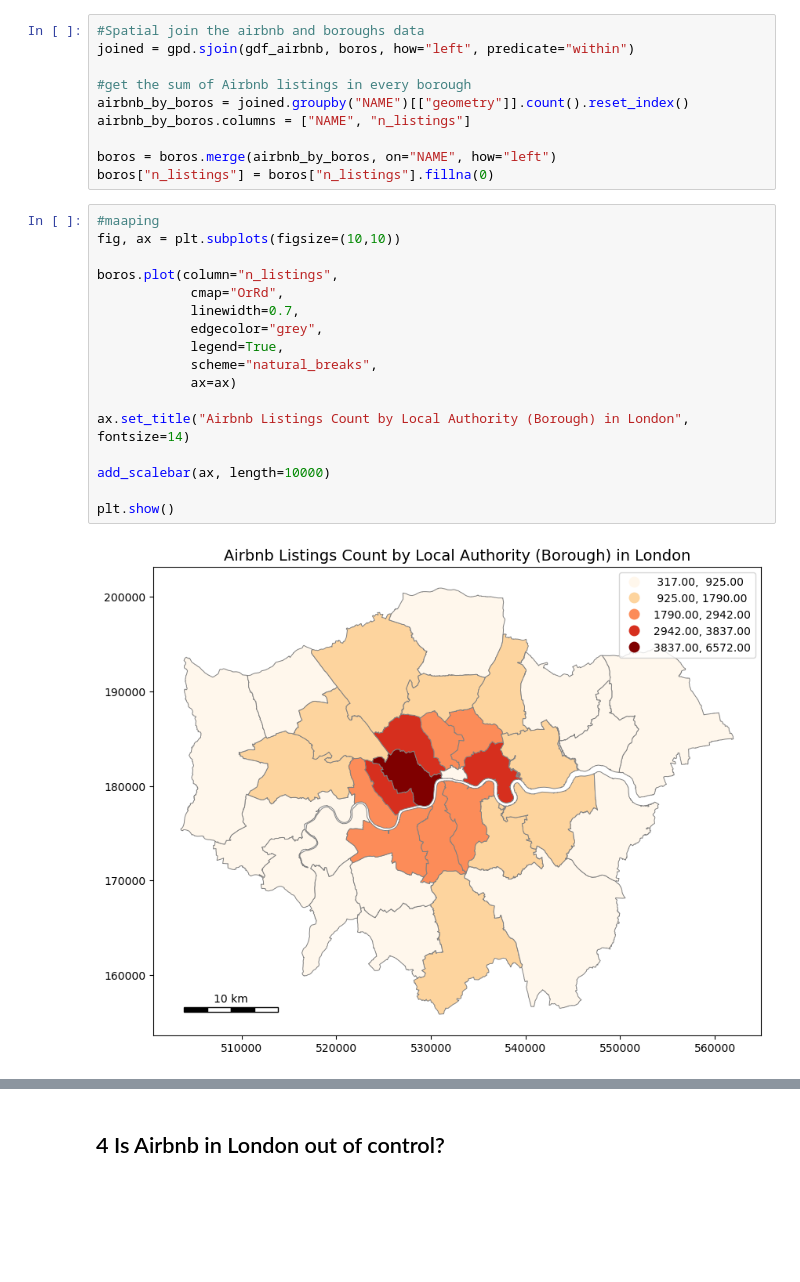
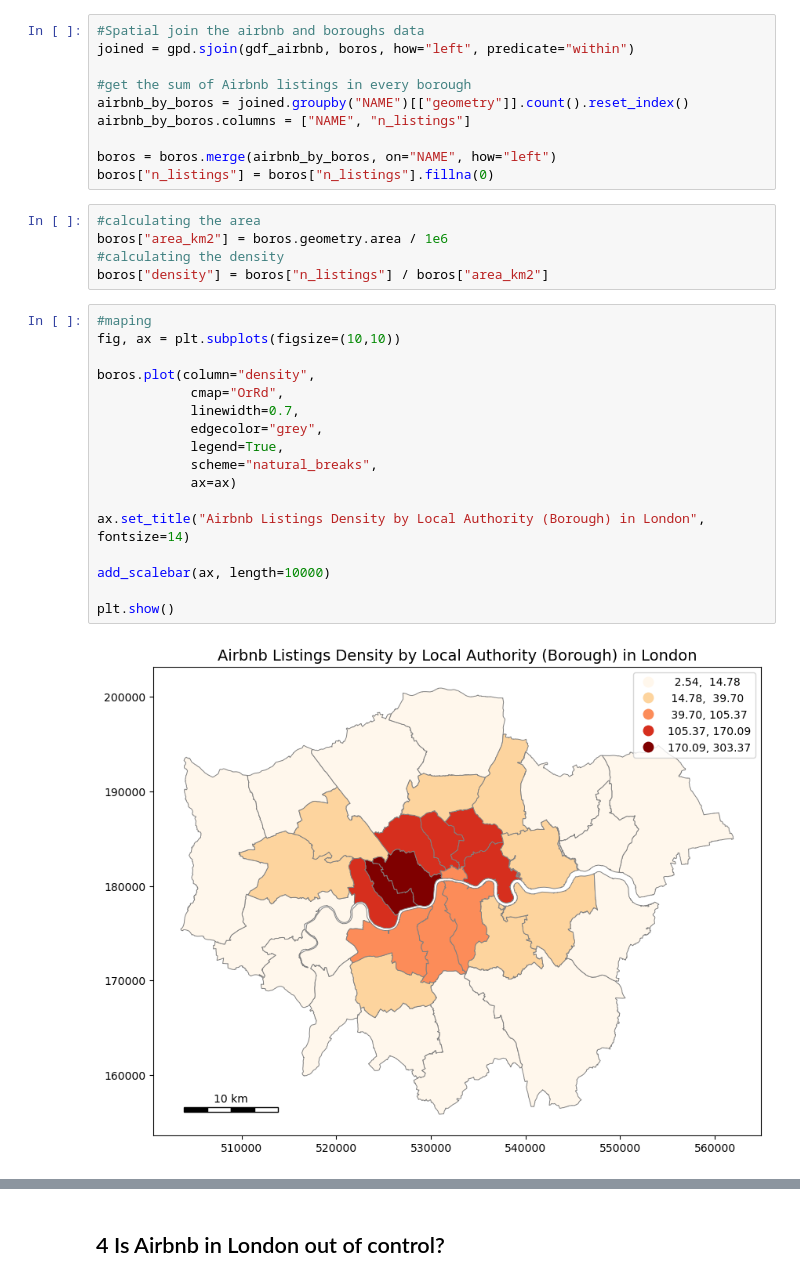
Before and after one commit to mixedmint/fsds_group, a Jupyter notebook: group_work.ipynb, the cells around one changed output, grey strips where cells are left out. Saved outputs shown, nothing was run; the diff lists cells and outputs as text; blank space fills up the shorter version.

Commit message:
finished content of 2 data processing and 3 overview of London airbnb

```diff
--- a/group_work.ipynb
+++ b/group_work.ipynb
@@ -730,22 +724,27 @@ airbnb_by_boros.columns = ["NAME", "n_listings"]
 
 boros = boros.merge(airbnb_by_boros, on="NAME", how="left")
 boros["n_listings"] = boros["n_listings"].fillna(0)
+# %%
+#calculating the area
+boros["area_km2"] = boros.geometry.area / 1e6
+#calculating the density
+boros["density"] = boros["n_listings"] / boros["area_km2"]
 # %%
-#maaping
+#maping
 fig, ax = plt.subplots(figsize=(10,10))
 
-boros.plot(column="n_listings",
+boros.plot(column="density",
             cmap="OrRd",
             linewidth=0.7,
             edgecolor="grey",
             legend=True,
             scheme="natural_breaks",
             ax=ax)
 
-ax.set_title("Airbnb Listings Count by Local Authority (Borough) in London", fontsize=14)
+ax.set_title("Airbnb Listings Density by Local Authority (Borough) in London", fontsize=14)
 
 add_scalebar(ax, length=10000)
 
 plt.show()
 # %% [output]
-[figure, old version]
+[figure, new version]
```
Also changed, not shown: parts of 20 cells of this notebook.
